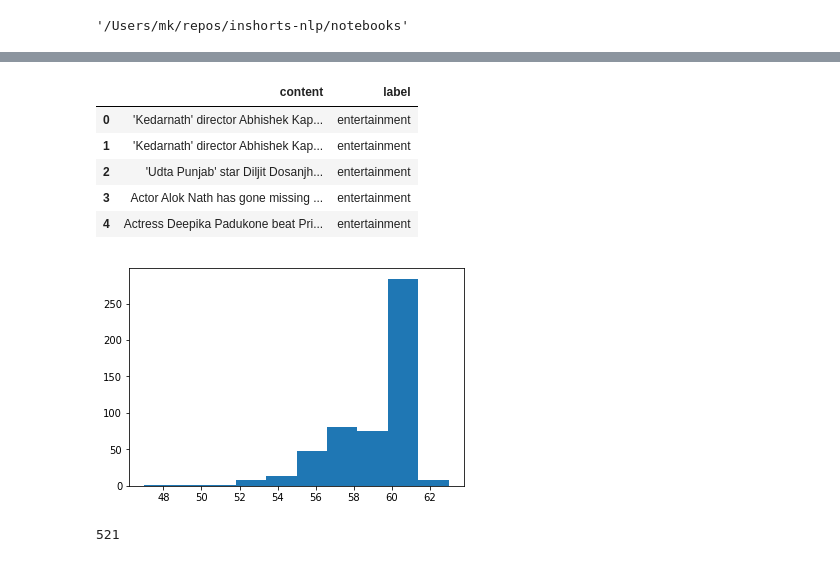
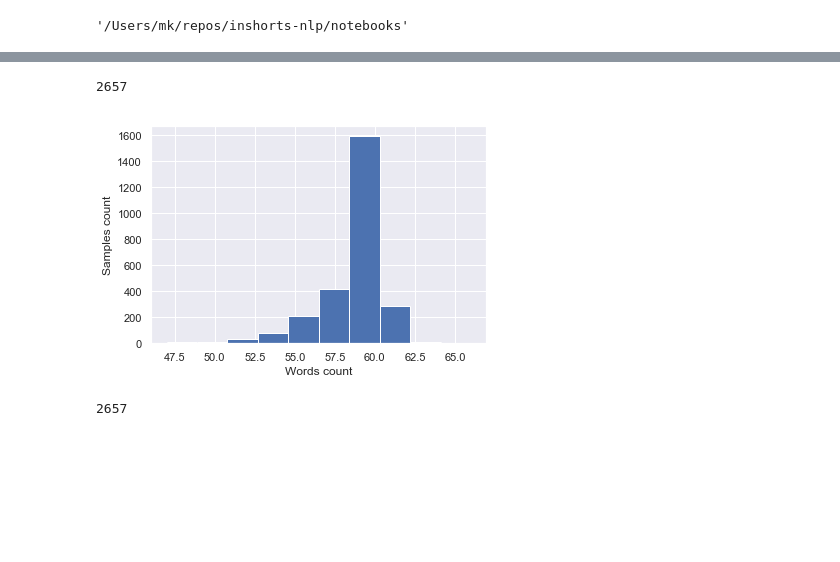
Before and after one commit to mkuzmik/text-categorization, a Jupyter notebook: notebooks/visualization.ipynb, the cells around one changed output, grey strips where cells are left out. Cells and saved outputs as stored; diff of their text form; code cells hidden in the pictures; blank space fills up the shorter version.

```diff
--- a/notebooks/visualization.ipynb
+++ b/notebooks/visualization.ipynb
@@ -20,27 +16,27 @@ corpora = repository.scan()
 import pandas as pd
 
 df = pd.DataFrame(corpora)
-df.head()
+len(corpora)
 # %% [output]
-|  | content | label |
-| 0 | 'Kedarnath' director Abhishek Kap... | entertainment |
-| 1 | 'Kedarnath' director Abhishek Kap... | entertainment |
-| 2 | 'Udta Punjab' star Diljit Dosanjh... | entertainment |
-| 3 | Actor Alok Nath has gone missing ... | entertainment |
-| 4 | Actress Deepika Padukone beat Pri... | entertainment |
+2657
 # %%
 # content length histogram
 %matplotlib inline
+import seaborn as sns
 import matplotlib.pyplot as plt
+
+sns.set()
 
 def count_words(text):
     return len(text.split(' '))
 
 lengths = list(map(count_words, df.content.tolist()))
 plt.hist(lengths)
+plt.xlabel('Words count')
+plt.ylabel('Samples count')
 plt.show()
 
 len(lengths)
 # %% [output]
-[figure, old version]
+[figure, new version]
-521
+2657
```
Also changed, not shown: parts of 3 cells of this notebook, 9 other files.
